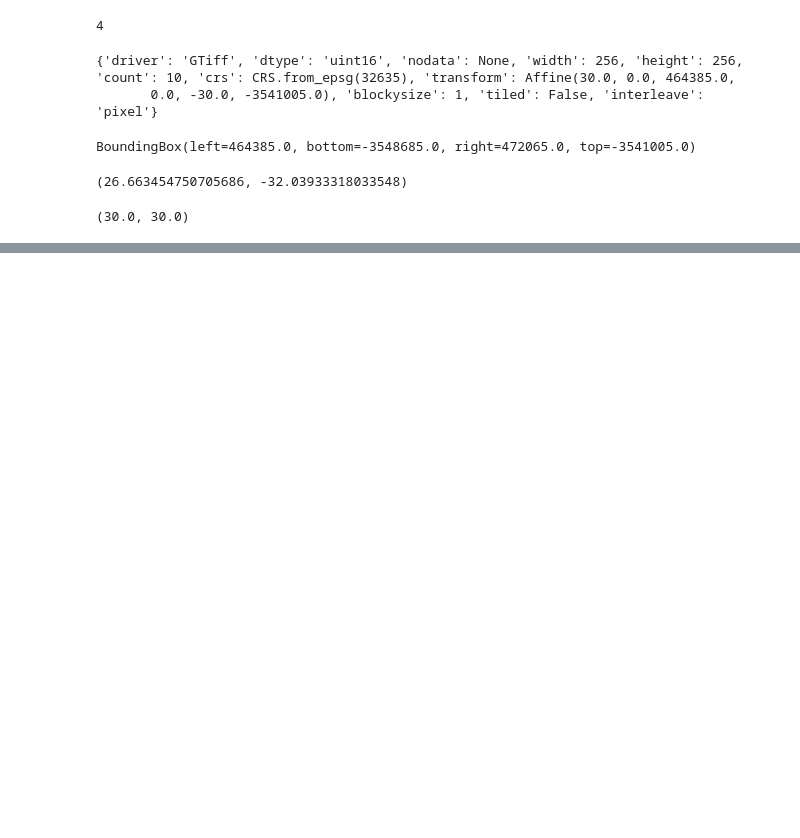
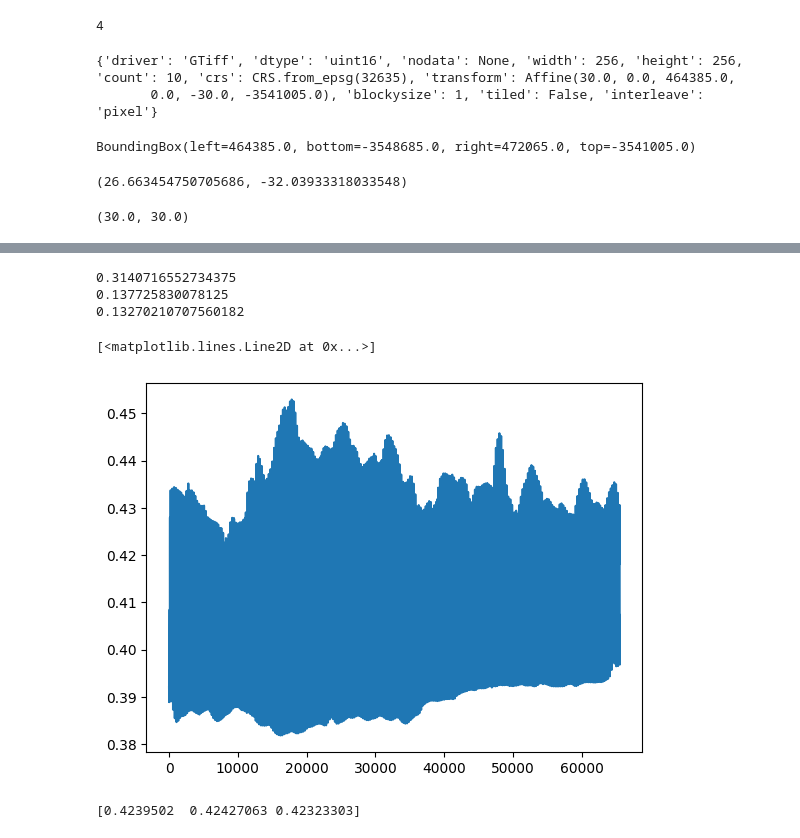
Before and after one commit to ChoChoMinSeo/ai_spark_oaz, a Jupyter notebook: minseo/viewer.ipynb, the cells around one changed output, grey strips where cells are left out. Cells and saved outputs as stored; diff of their text form; code cells hidden in the pictures; blank space fills up the shorter version.

```diff
--- a/minseo/viewer.ipynb
+++ b/minseo/viewer.ipynb
@@ -56,0 +95,24 @@ for i in range(2):
+# %%
+img_num=2
+img = rasterio.open(train_imgs[img_num]).read().transpose(1,2,0)
+mask = rasterio.open(train_masks[img_num]).read().transpose(1,2,0)
+img_8 = img/(2**16)
+
+m = np.ma.masked_where(mask[:,:,0]==0, img_8[:,:,6])
+cur_min = np.ma.compressed(m).min()
+print(cur_min)
+print(np.median(img_8[:,:,6].flatten()))
+print(np.mean(img_8[:,:,6].flatten()))
+
+plt.plot(img_8[:,:,-2].flatten())
+# %% [output]
+0.3140716552734375
+0.137725830078125
+0.13270210707560182
+[<matplotlib.lines.Line2D at 0x...>]
+[figure, added]
+# %%
+m = np.ma.masked_where(mask[:,:,0]==0, img_8[:,:,-2])
+print(np.ma.compressed(m))
+# %% [output]
+[0.4239502  0.42427063 0.42323303]
```
Also changed, not shown: parts of 17 cells of this notebook, 5 other files.
